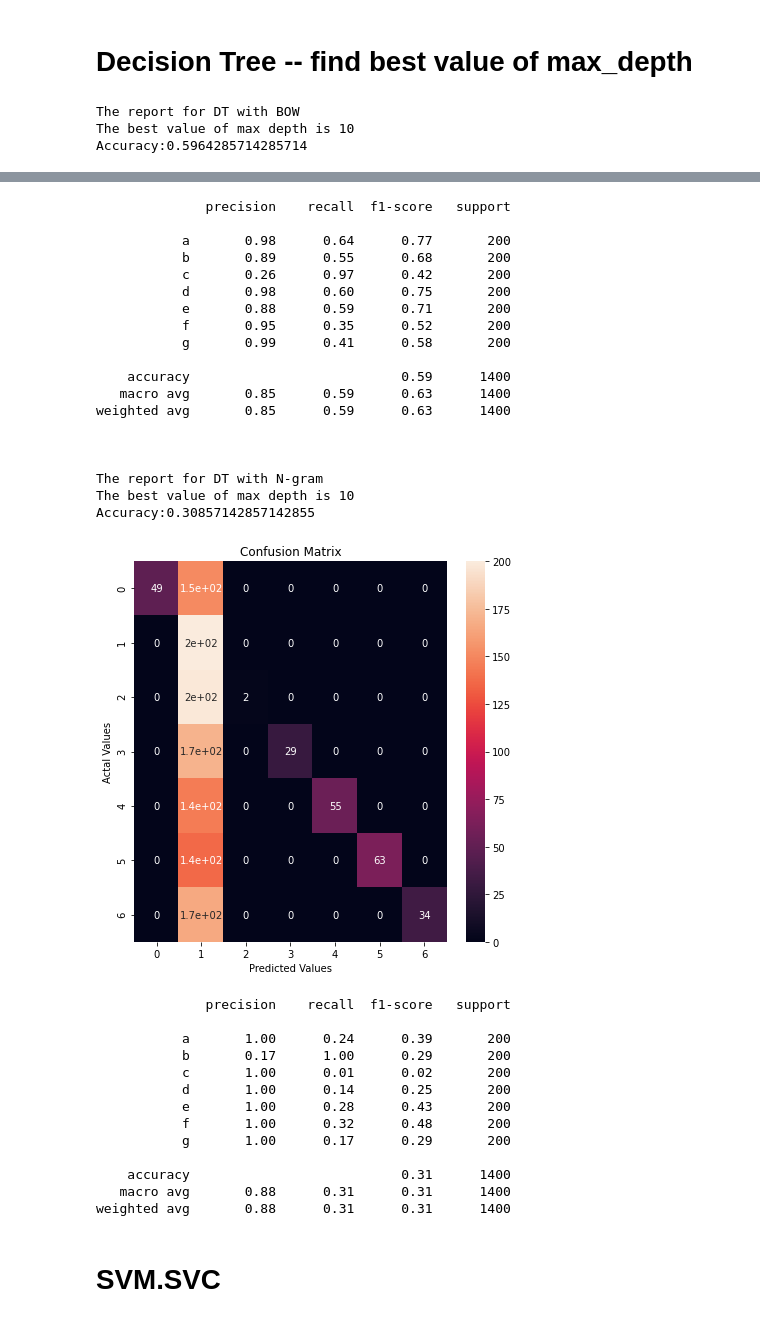
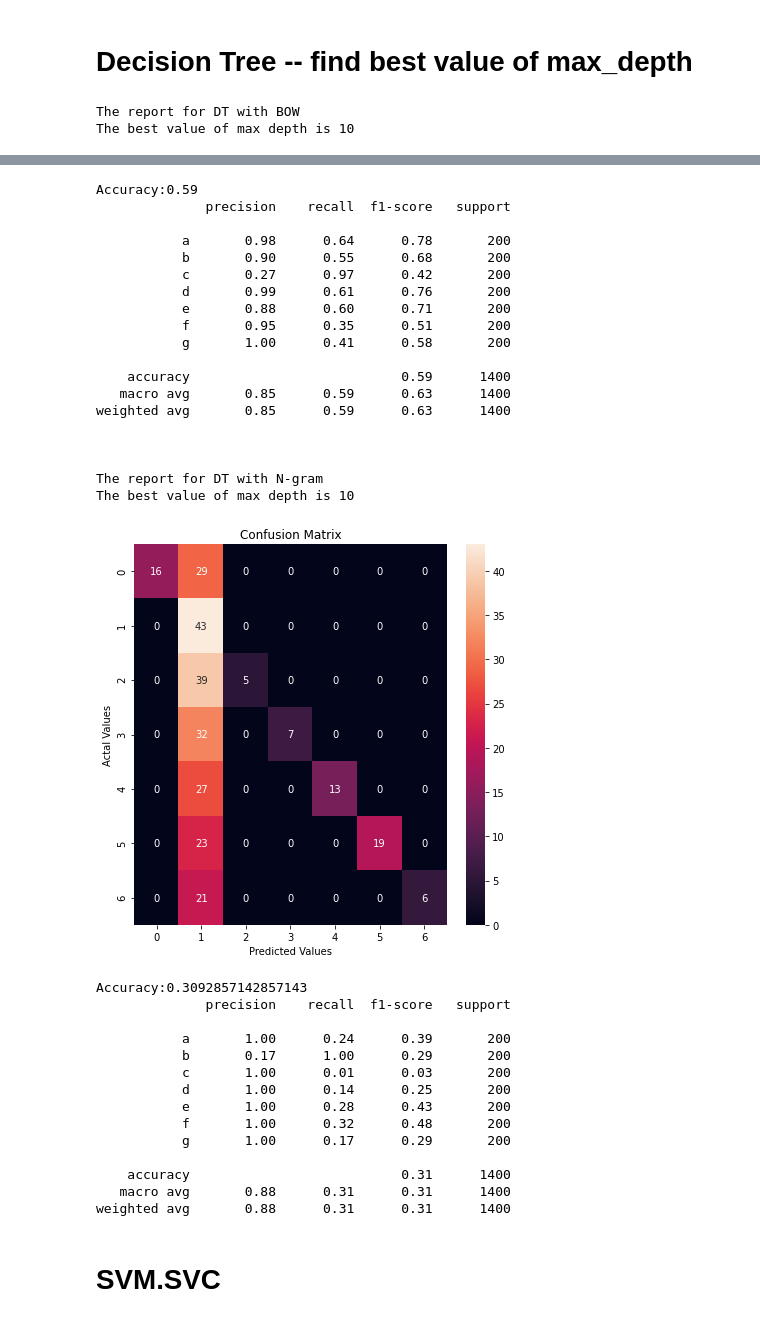
Before and after one commit to zhouzhouce/GNG5125, a Jupyter notebook: group_project1_classification/Group_Assignment1_Classification.ipynb, the cells around one changed output, grey strips where cells are left out. Cells and saved outputs as stored; diff of their text form; code cells hidden in the pictures.

```diff
--- a/group_project1_classification/Group_Assignment1_Classification.ipynb
+++ b/group_project1_classification/Group_Assignment1_Classification.ipynb
@@ -249,7 +249,14 @@ from sklearn.metrics import confusion_matrix, classification_report
 import seaborn as sns
 from sklearn.model_selection import cross_val_score,  cross_val_predict, StratifiedKFold
 
-def analysis(pipeline, data, label):
+def analysis(pipeline, data, label, x_train, x_test, y_train, y_test):
+
+    #confusion matrix
+    pipeline.fit(x_train, y_train)
+    pred = pipeline.predict(x_test)
+    unique_labels = np.unique(df['label'])
+    cf_matrix = confusion_matrix(y_test, pred)
+    draw_confusion_matrix(cf_matrix, unique_labels)
 
     #cross validation
     cv = StratifiedKFold(n_splits=10)
@@ -258,10 +265,6 @@ def analysis(pipeline, data, label):
     accuracy = np.mean(label == y_pred)
     print('Accuracy:' + str(accuracy))
 
-    # confusion matrix
-    cm = confusion_matrix(label, y_pred)
-    unique_labels = np.unique(df['label'])
-    draw_confusion_matrix(cm, unique_labels)
     print (classification_report(label, y_pred))
 # %%
 import matplotlib.pyplot as plt
@@ -315,7 +318,7 @@ for key in vectorizer_dict:
         ])
     print('The report for KNN with ' + key)
     print('The best value k is ' + str(best_k))
-    analysis(best_knn, x, y)
+    analysis(best_knn, x, y, x_train, x_test, y_train, y_test)
     print('')
     print('')
 # %% [output]
@@ -389,7 +392,13 @@ Requirement already satisfied: xgboost in d:\anaconda\lib\site-packages (1.7.3)
 Requirement already satisfied: numpy in d:\anaconda\lib\site-packages (from xgboost) (1.22.2)
 Requirement already satisfied: scipy in d:\anaconda\lib\site-packages (from xgboost) (1.5.2)
 # %%
-y_gx = le.fit_transform(y)
+from sklearn import preprocessing
+from xgboost import XGBClassifier
+
+le = preprocessing.LabelEncoder()
+y_xg = le.fit_transform(y)
+y_train_xg = le.fit_transform(y_train)
+y_test_xg = le.fit_transform(y_test)
 
 for key in vectorizer_dict:
     xgboots_cfl = Pipeline([
@@ -398,7 +407,7 @@ for key in vectorizer_dict:
     ])
 
     print('The report for XGboots with ' + key)
-    analysis(xgboots_cfl, x, y_gx)
+    analysis(xgboots_cfl, x, y_xg, x_train, x_test, y_train_xg, y_test_xg)
 
     print('')
     print('')
@@ -489,11 +498,10 @@ for key in vectorizer_dict:
         ('clf',  DecisionTreeClassifier(max_depth = best_depth))
         ])
 
-    analysis(best_dt, x, y)
+    analysis(best_dt, x, y, x_train, x_test, y_train, y_test)
 
     print('')
     print('')
 # %% [output]
 The report for DT with BOW
 The best value of max depth is 10
-Accuracy:0.5964285714285714
@@ -521,28 +529,29 @@ Accuracy:0.5871428571428572
+Accuracy:0.59
               precision    recall  f1-score   support
 
-           a       0.98      0.64      0.77       200
-           b       0.89      0.55      0.68       200
-           c       0.26      0.97      0.42       200
-           d       0.98      0.60      0.75       200
-           e       0.88      0.59      0.71       200
-           f       0.95      0.35      0.52       200
-           g       0.99      0.41      0.58       200
+           a       0.98      0.64      0.78       200
+           b       0.90      0.55      0.68       200
+           c       0.27      0.97      0.42       200
+           d       0.99      0.61      0.76       200
+           e       0.88      0.60      0.71       200
+           f       0.95      0.35      0.51       200
+           g       1.00      0.41      0.58       200
 
     accuracy                           0.59      1400
    macro avg       0.85      0.59      0.63      1400
 weighted avg       0.85      0.59      0.63      1400
 
 
 
 The report for DT with N-gram
 The best value of max depth is 10
-Accuracy:0.30857142857142855
-[figure, old version]
+[figure, new version]
+Accuracy:0.3092857142857143
               precision    recall  f1-score   support
 
            a       1.00      0.24      0.39       200
            b       0.17      1.00      0.29       200
-           c       1.00      0.01      0.02       200
+           c       1.00      0.01      0.03       200
            d       1.00      0.14      0.25       200
            e       1.00      0.28      0.43       200
            f       1.00      0.32      0.48       200
```
Also changed, not shown: parts of 29 cells of this notebook.
